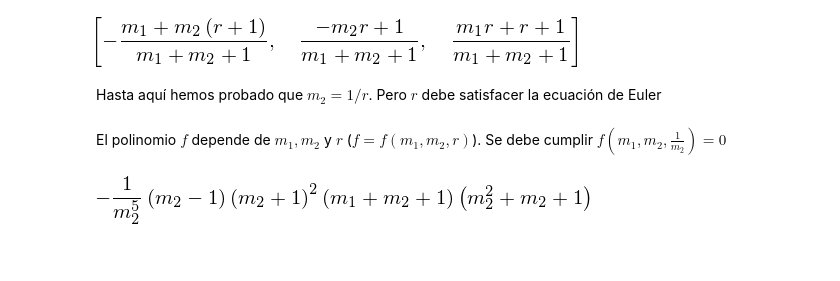
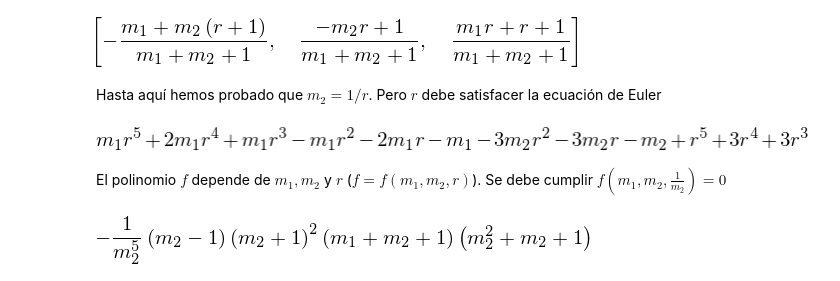
Before and after one commit to fdmazzone/ArchivosProyecto, a Jupyter notebook: MEcanica Celeste/concavidad.ipynb, the cells around one changed output. Cells and saved outputs as stored; diff of their text form; code cells hidden in the pictures; blank space fills up the shorter version.

```diff
--- a/MEcanica Celeste/concavidad.ipynb
+++ b/MEcanica Celeste/concavidad.ipynb
@@ -31,6 +31,9 @@ q
 Hasta aquí hemos probado que $m_2=1/r$. Pero $r$ debe satisfacer la ecuación de Euler
 # %%
 f=r**5 + 3*r**4 + 3*r**3 + m[1]*r**5 + 2*m[1]*r**4 + m[1]*r**3 - m[1]*r**2 - 2*m[1]*r - m[1] - 3*m[2]*r**2 - 3*m[2]*r - m[2]
+f
+# %% [output]
+[figure, added]
 # %% [markdown]
 El polinomio $f$ depende de $m_1,m_2$ y $r$ ($f=f(m_1,m_2,r)$). Se debe cumplir $f(m_1,m_2,\frac{1}{m_2})=0$
 # %%
```
Also changed, not shown: parts of 8 cells of this notebook.
